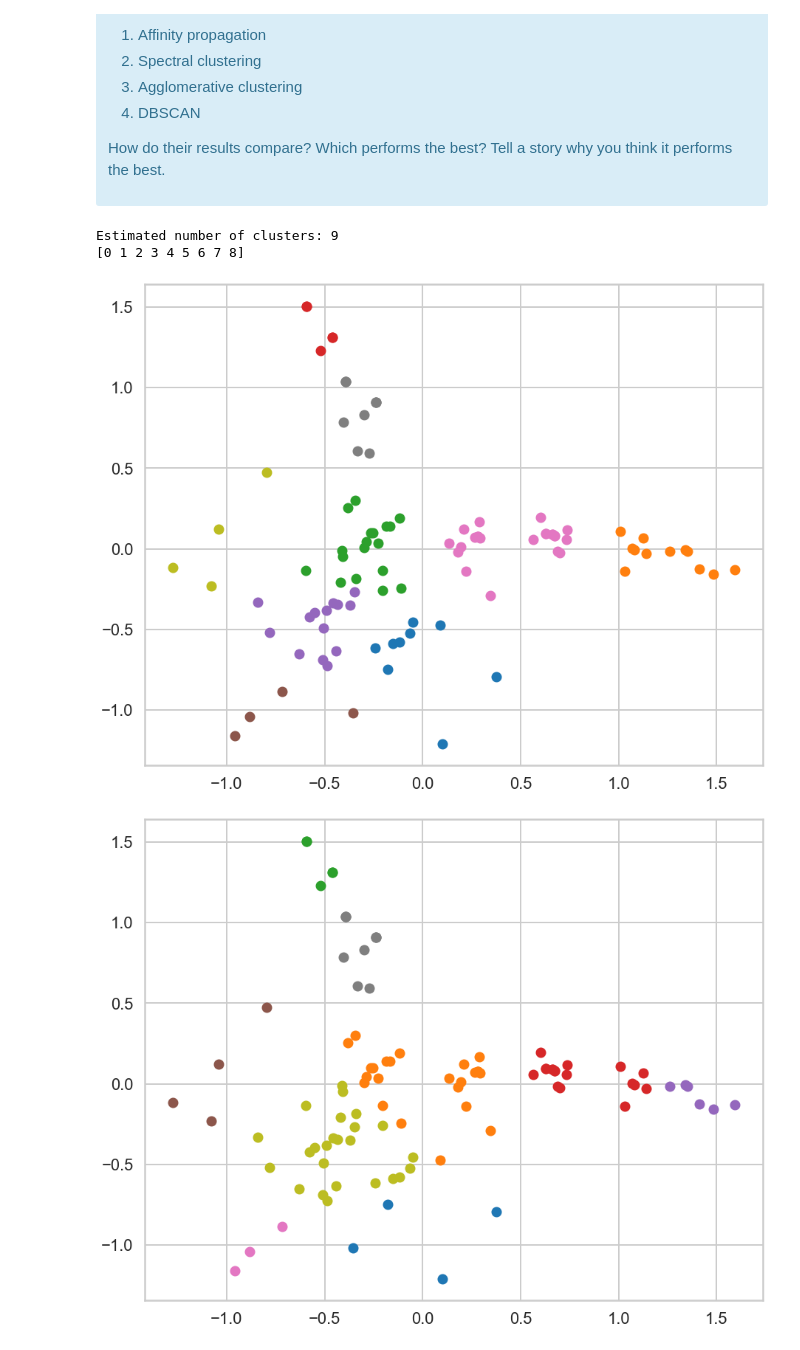
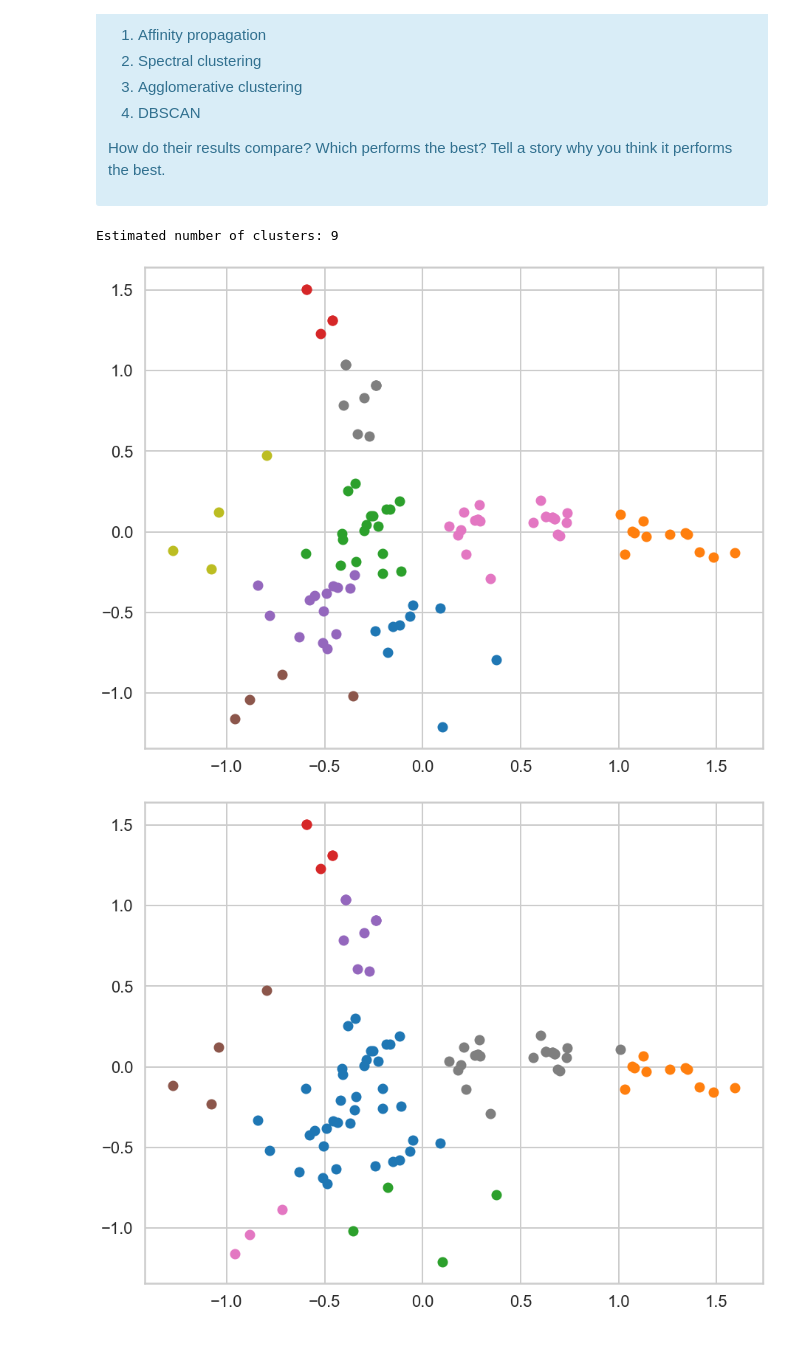
Before and after one commit to dj-m/CustomerSegmentationClustering, a Jupyter notebook: notebooks/Clustering Case Study - Customer Segmentation with K-Means - Tier 3.ipynb, the cells around one changed output. Cells and saved outputs as stored; diff of their text form; code cells hidden in the pictures.

```diff
--- a/notebooks/Clustering Case Study - Customer Segmentation with K-Means - Tier 3.ipynb
+++ b/notebooks/Clustering Case Study - Customer Segmentation with K-Means - Tier 3.ipynb
@@ -559,7 +559,6 @@ n_clusters_ = len(cluster_centers_indices)
 clusters = unique(y_af)
 
 print('Estimated number of clusters: %d' % n_clusters_)
-print(clusters)
 
 fig = plt.figure(figsize = [15,12])
 
@@ -568,20 +567,19 @@ for cluster in clusters:
     plt.scatter(X_[row_ix, 0], X_[row_ix, 1])
 # %% [output]
 Estimated number of clusters: 9
-[0 1 2 3 4 5 6 7 8]
 [figure]
 # %%
 # spectral clustering algorithm
 from sklearn.cluster import SpectralClustering
 
-model_sc = SpectralClustering(n_clusters = 9)
+model_sc = SpectralClustering(n_clusters = 8)
 y_sc = model_sc.fit_predict(X_)
 clusters = unique(y_sc)
 
 fig = plt.figure(figsize = [15,12])
 
 for cluster in clusters:
     row_ix = where(y_sc == cluster)
     plt.scatter(X_[row_ix, 0], X_[row_ix, 1])
 # %% [output]
-[figure, old version]
+[figure, new version]
```
Also changed, not shown: parts of 2 cells of this notebook.
